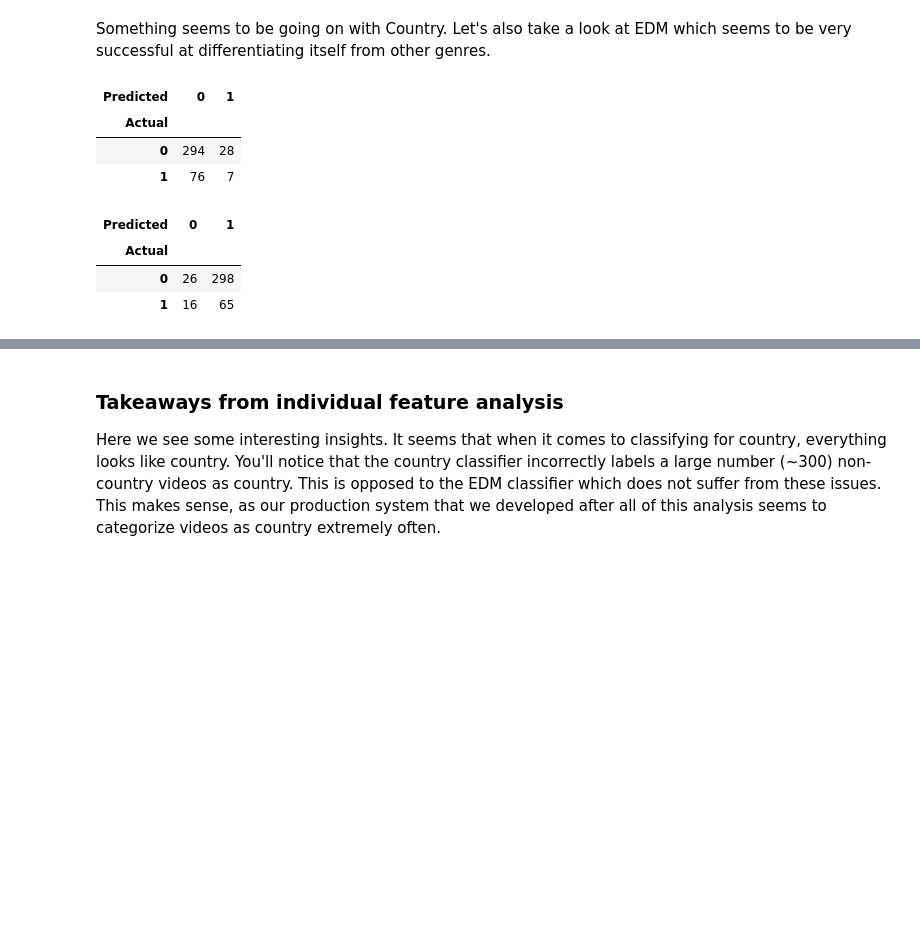
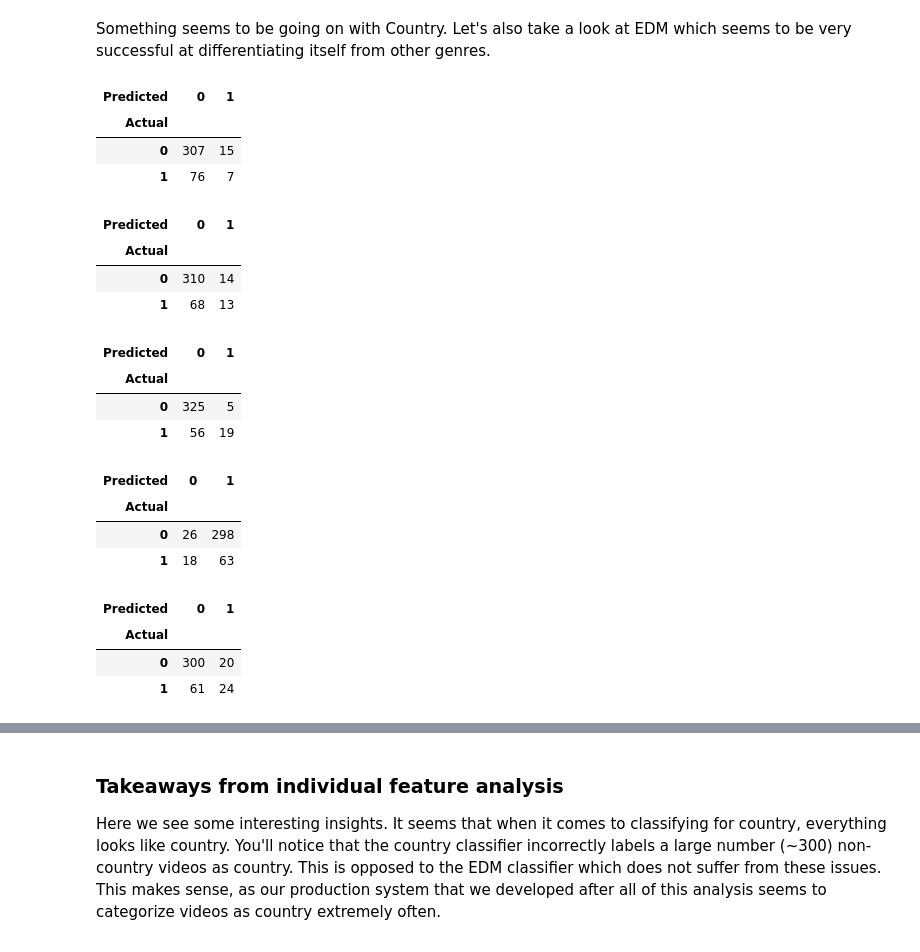
Before and after one commit to wmoncrief/Pixal, a Jupyter notebook: VidAnalysis/Pixal_FINAL.ipynb, the cells around one changed output, grey strips where cells are left out. Saved outputs shown, nothing was run; the diff lists cells and outputs as text; code cells hidden in the pictures; blank space fills up the shorter version.

```diff
--- a/VidAnalysis/Pixal_FINAL.ipynb
+++ b/VidAnalysis/Pixal_FINAL.ipynb
@@ -407,18 +407,51 @@ Something seems to be going on with Country. Let's also take a look at EDM which
 # %%
 training_set = pd.concat([country_train,rock_train,pop_train,edm_train,rap_train])
 test_set     = pd.concat([country_test,rock_test,pop_test,edm_test,rap_test])
 
 clf = RandomForestClassifier(n_estimators=11)
 all_features = meta_data_features + color_features
 y, _ = pd.factorize(training_set['is_edm'])
 clf = clf.fit(training_set[all_features], y)
 z, _ = pd.factorize(test_set['is_edm'])
-pd.crosstab(test_set.is_edm, clf.predict(test_set[all_features]),rownames=["Actual"], colnames=["Predicted"])
+edm_cross = pd.crosstab(test_set.is_edm, clf.predict(test_set[all_features]),rownames=["Actual"], colnames=["Predicted"])
+edm_cross
 # %% [output]
 | Predicted | 0 | 1 |
 | Actual |  |  |
-| 0 | 294 | 28 |
+| 0 | 307 | 15 |
 | 1 | 76 | 7 |
+# %%
+training_set = pd.concat([country_train,rock_train,pop_train,edm_train,rap_train])
+test_set     = pd.concat([country_test,rock_test,pop_test,edm_test,rap_test])
+
+clf = RandomForestClassifier(n_estimators=11)
+all_features = meta_data_features + color_features
+y, _ = pd.factorize(training_set['is_pop'])
+clf = clf.fit(training_set[all_features], y)
+z, _ = pd.factorize(test_set['is_pop'])
+pop_cross = pd.crosstab(test_set.is_pop, clf.predict(test_set[all_features]),rownames=["Actual"], colnames=["Predicted"])
+pop_cross
+# %% [output]
+| Predicted | 0 | 1 |
+| Actual |  |  |
+| 0 | 310 | 14 |
+| 1 | 68 | 13 |
+# %%
+training_set = pd.concat([country_train,rock_train,pop_train,edm_train,rap_train])
+test_set     = pd.concat([country_test,rock_test,pop_test,edm_test,rap_test])
+
+clf = RandomForestClassifier(n_estimators=11)
+all_features = meta_data_features + color_features
+y, _ = pd.factorize(training_set['is_rock'])
+clf = clf.fit(training_set[all_features], y)
+z, _ = pd.factorize(test_set['is_rock'])
+rock_cross = pd.crosstab(test_set.is_rock, clf.predict(test_set[all_features]),rownames=["Actual"], colnames=["Predicted"])
+rock_cross
+# %% [output]
+| Predicted | 0 | 1 |
+| Actual |  |  |
+| 0 | 325 | 5 |
+| 1 | 56 | 19 |
 # %%
 training_set = pd.concat([country_train,rock_train,pop_train,edm_train,rap_train])
 test_set     = pd.concat([country_test,rock_test,pop_test,edm_test,rap_test])
@@ -428,9 +461,23 @@ all_features = meta_data_features + color_features
 y, _ = pd.factorize(training_set['is_country'])
 clf = clf.fit(training_set[all_features], y)
 z, _ = pd.factorize(test_set['is_country'])
-pd.crosstab(test_set.is_country, clf.predict(test_set[all_features]),rownames=["Actual"], colnames=["Predicted"])
+country_cross = pd.crosstab(test_set.is_country, clf.predict(test_set[all_features]),rownames=["Actual"], colnames=["Predicted"])
+country_cross
 # %% [output]
 | Predicted | 0 | 1 |
 | Actual |  |  |
 | 0 | 26 | 298 |
-| 1 | 16 | 65 |
+| 1 | 18 | 63 |
+# %%
+clf = RandomForestClassifier(n_estimators=11)
+all_features = meta_data_features + color_features
+y, _ = pd.factorize(training_set['is_rap'])
+clf = clf.fit(training_set[all_features], y)
+z, _ = pd.factorize(test_set['is_rap'])
+rap_cross = pd.crosstab(test_set.is_rap, clf.predict(test_set[all_features]),rownames=["Actual"], colnames=["Predicted"])
+rap_cross
+# %% [output]
+| Predicted | 0 | 1 |
+| Actual |  |  |
+| 0 | 300 | 20 |
+| 1 | 61 | 24 |
```
Also changed, not shown: parts of 4 cells of this notebook.
